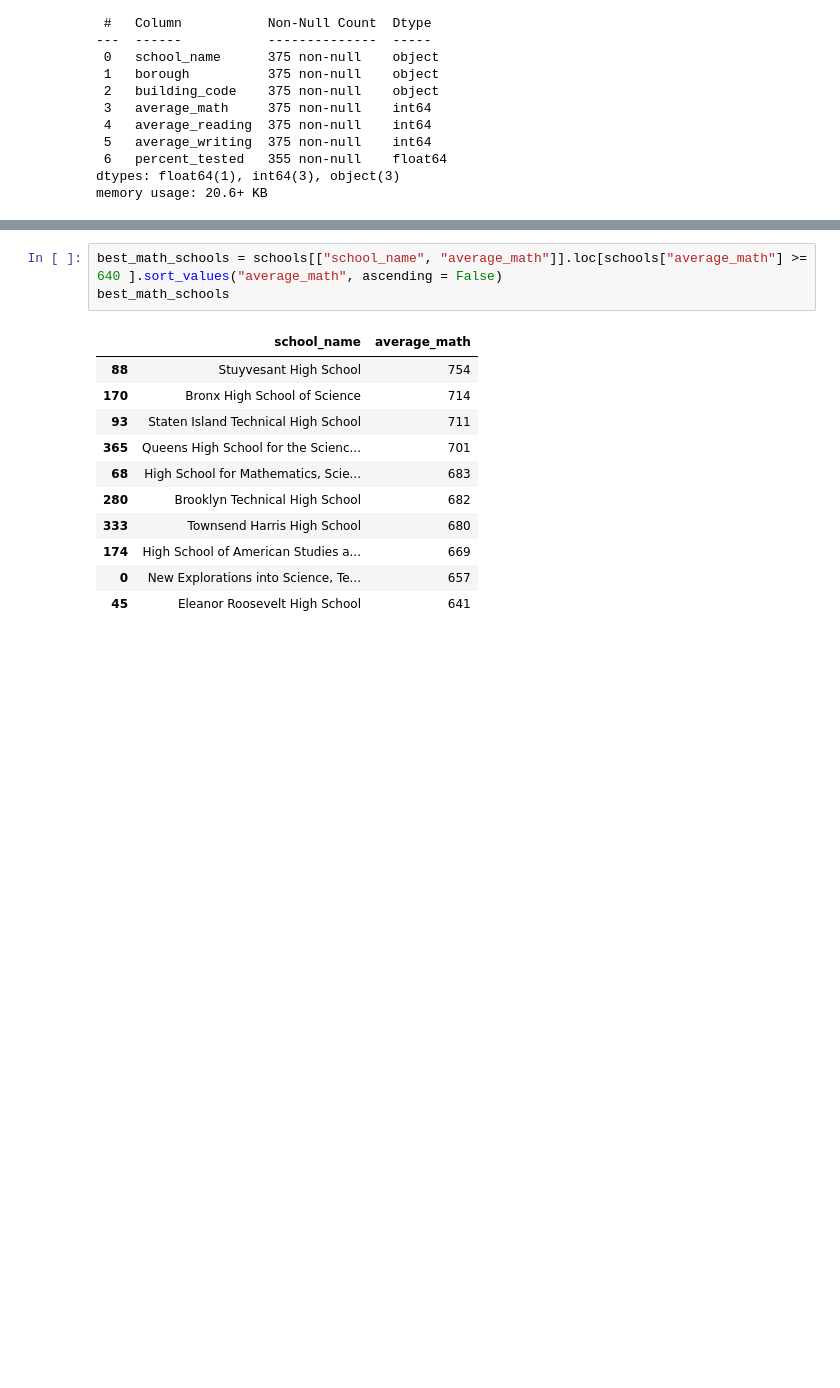
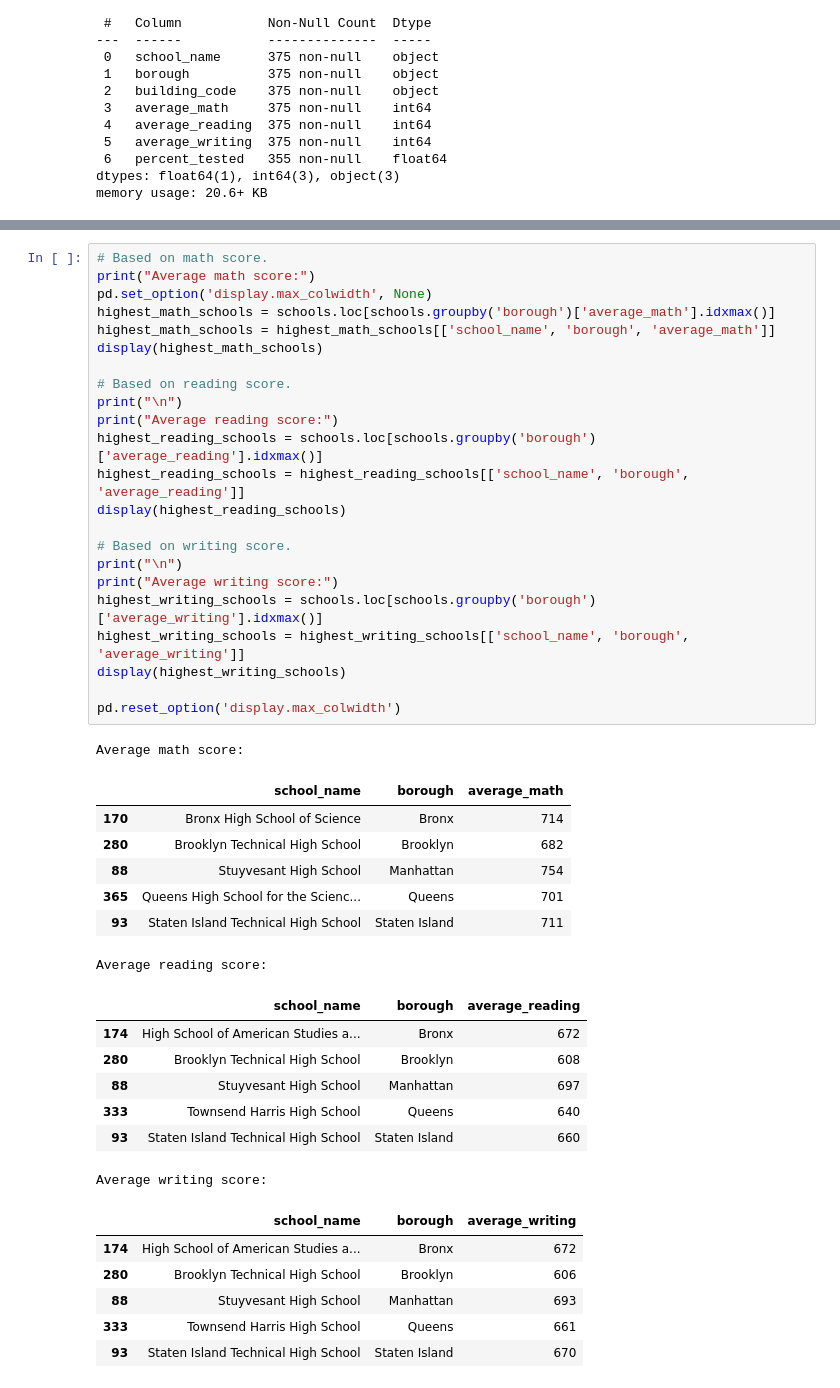
Before and after one commit to AdnanH901/NYC_public_school_test_results_analysis, a Jupyter notebook: notebook.ipynb, the cells around one changed output, grey strips where cells are left out. Cells and saved outputs as stored; diff of their text form; blank space fills up the shorter version.

```diff
--- a/notebook.ipynb
+++ b/notebook.ipynb
@@ -154,15 +148,45 @@ Which NYC schools have the best math results? The best math results are at least
 # %%
-best_math_schools = schools[["school_name", "average_math"]].loc[schools["average_math"] >= 640 ].sort_values("average_math", ascending = False)
-best_math_schools
+# Based on math score.
+print("Average math score:")
+pd.set_option('display.max_colwidth', None)
+highest_math_schools = schools.loc[schools.groupby('borough')['average_math'].idxmax()]
+highest_math_schools = highest_math_schools[['school_name', 'borough', 'average_math']]
+display(highest_math_schools)
+
+# Based on reading score.
+print("\n")
+print("Average reading score:")
+highest_reading_schools = schools.loc[schools.groupby('borough')['average_reading'].idxmax()]
+highest_reading_schools = highest_reading_schools[['school_name', 'borough', 'average_reading']]
+display(highest_reading_schools)
+
+# Based on writing score.
+print("\n")
+print("Average writing score:")
+highest_writing_schools = schools.loc[schools.groupby('borough')['average_writing'].idxmax()]
+highest_writing_schools = highest_writing_schools[['school_name', 'borough', 'average_writing']]
+display(highest_writing_schools)
+
+pd.reset_option('display.max_colwidth')
 # %% [output]
+Average math score:
-|  | school_name | average_math |
-| 88 | Stuyvesant High School | 754 |
-| 170 | Bronx High School of Science | 714 |
-| 93 | Staten Island Technical High School | 711 |
-| 365 | Queens High School for the Scienc... | 701 |
-| 68 | High School for Mathematics, Scie... | 683 |
-| 280 | Brooklyn Technical High School | 682 |
-| 333 | Townsend Harris High School | 680 |
-| 174 | High School of American Studies a... | 669 |
-| 0 | New Explorations into Science, Te... | 657 |
-| 45 | Eleanor Roosevelt High School | 641 |
+|  | school_name | borough | average_math |
+| 170 | Bronx High School of Science | Bronx | 714 |
+| 280 | Brooklyn Technical High School | Brooklyn | 682 |
+| 88 | Stuyvesant High School | Manhattan | 754 |
+| 365 | Queens High School for the Scienc... | Queens | 701 |
+| 93 | Staten Island Technical High School | Staten Island | 711 |
+Average reading score:
+|  | school_name | borough | average_reading |
+| 174 | High School of American Studies a... | Bronx | 672 |
+| 280 | Brooklyn Technical High School | Brooklyn | 608 |
+| 88 | Stuyvesant High School | Manhattan | 697 |
+| 333 | Townsend Harris High School | Queens | 640 |
+| 93 | Staten Island Technical High School | Staten Island | 660 |
+Average writing score:
+|  | school_name | borough | average_writing |
+| 174 | High School of American Studies a... | Bronx | 672 |
+| 280 | Brooklyn Technical High School | Brooklyn | 606 |
+| 88 | Stuyvesant High School | Manhattan | 693 |
+| 333 | Townsend Harris High School | Queens | 661 |
+| 93 | Staten Island Technical High School | Staten Island | 670 |
```
Also changed, not shown: parts of 38 cells of this notebook.
